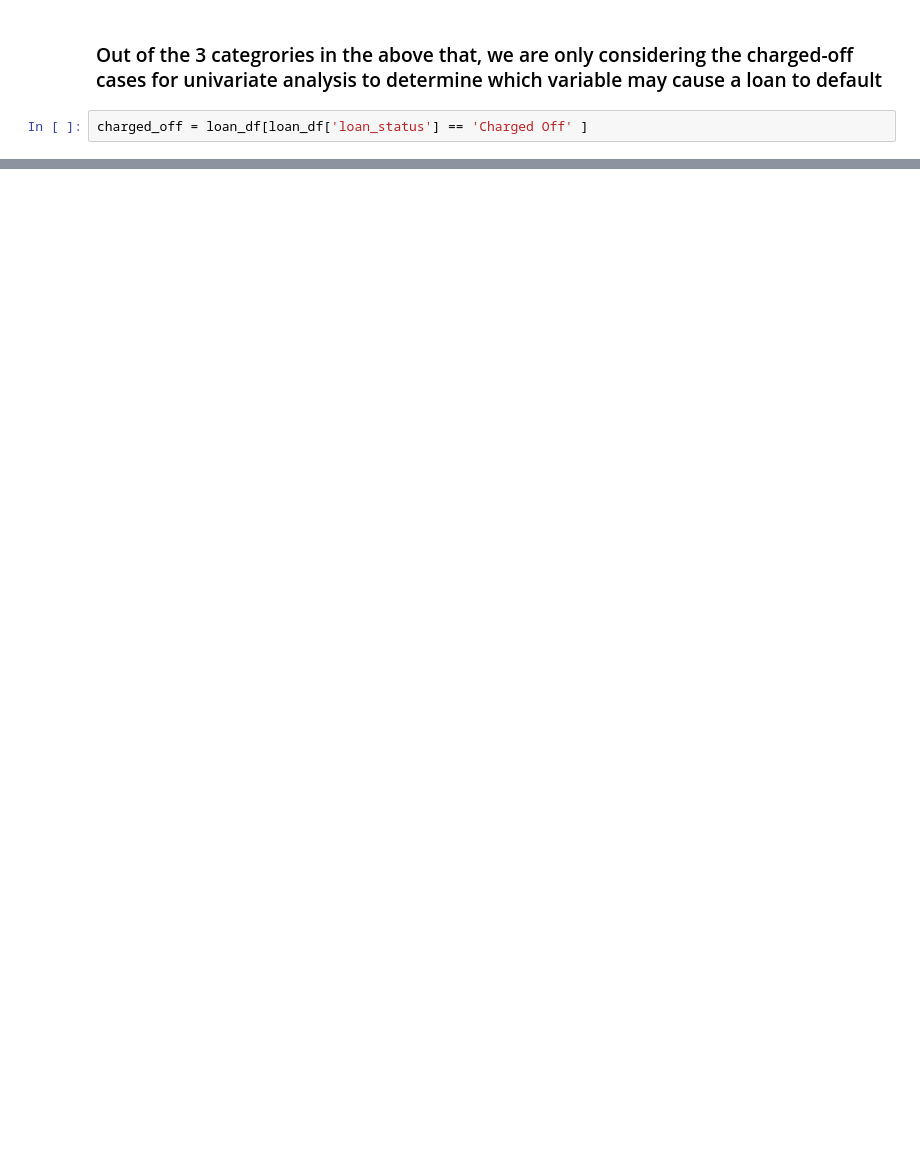
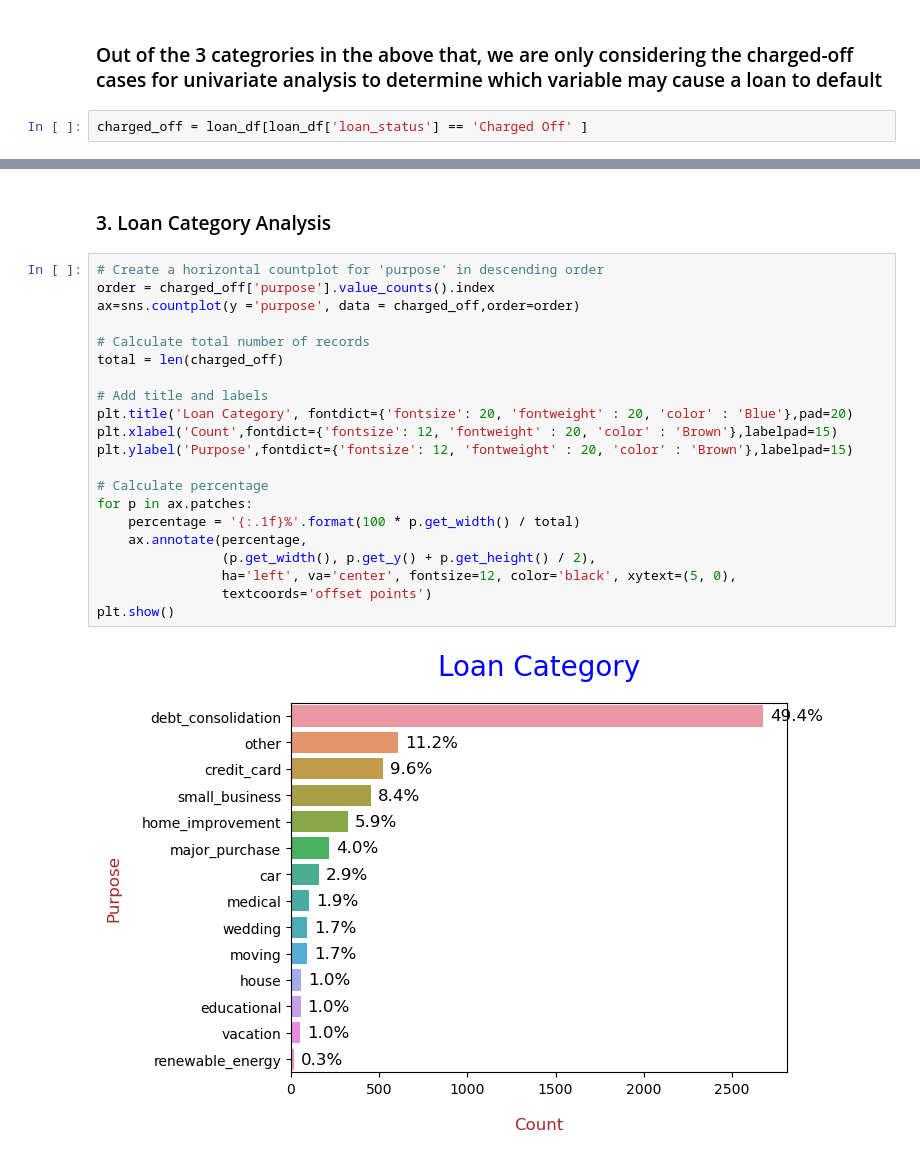
Before and after one commit to vinoth-commits/Lending-Club-Case-Study, a Jupyter notebook: Group_Facilitator_Name.ipynb, the cells around one changed output, grey strips where cells are left out. Drawn from its saved outputs; the diff is of its cells as text; blank space fills up the shorter version.

```diff
--- a/Group_Facilitator_Name.ipynb
+++ b/Group_Facilitator_Name.ipynb
@@ -481,0 +502,25 @@ plt.show()
+# %% [markdown]
+### 3. Loan Category Analysis
+# %%
+# Create a horizontal countplot for 'purpose' in descending order
+order = charged_off['purpose'].value_counts().index
+ax=sns.countplot(y ='purpose', data = charged_off,order=order)
+
+# Calculate total number of records
+total = len(charged_off)
+
+# Add title and labels
+plt.title('Loan Category', fontdict={'fontsize': 20, 'fontweight' : 20, 'color' : 'Blue'},pad=20)
+plt.xlabel('Count',fontdict={'fontsize': 12, 'fontweight' : 20, 'color' : 'Brown'},labelpad=15)
+plt.ylabel('Purpose',fontdict={'fontsize': 12, 'fontweight' : 20, 'color' : 'Brown'},labelpad=15)
+
+# Calculate percentage
+for p in ax.patches:
+    percentage = '{:.1f}%'.format(100 * p.get_width() / total)
+    ax.annotate(percentage,
+                (p.get_width(), p.get_y() + p.get_height() / 2),
+                ha='left', va='center', fontsize=12, color='black', xytext=(5, 0),
+                textcoords='offset points')
+plt.show()
+# %% [output]
+[figure, added]
```
Also changed, not shown: parts of 50 cells of this notebook.
